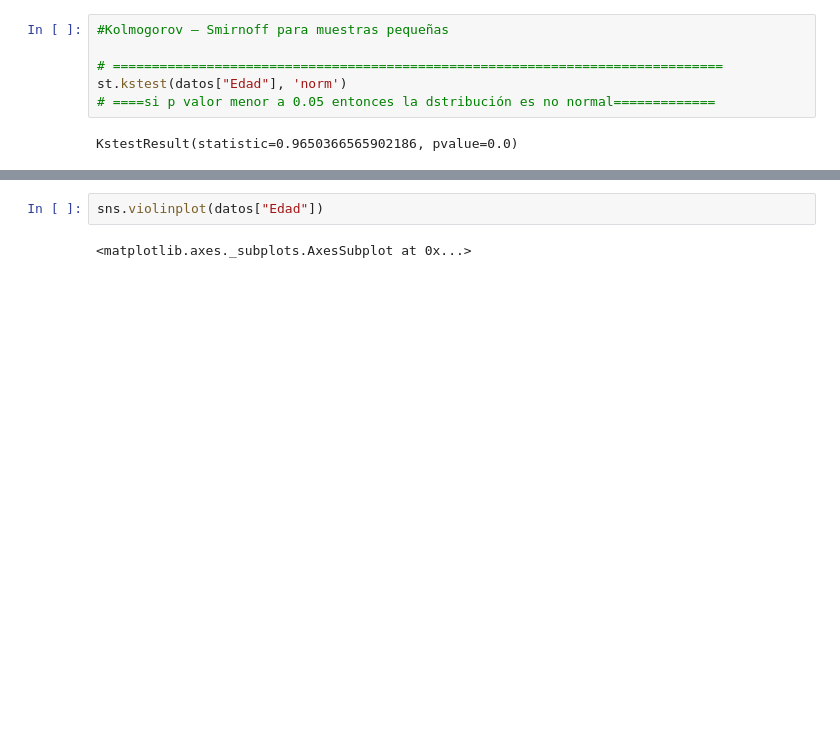
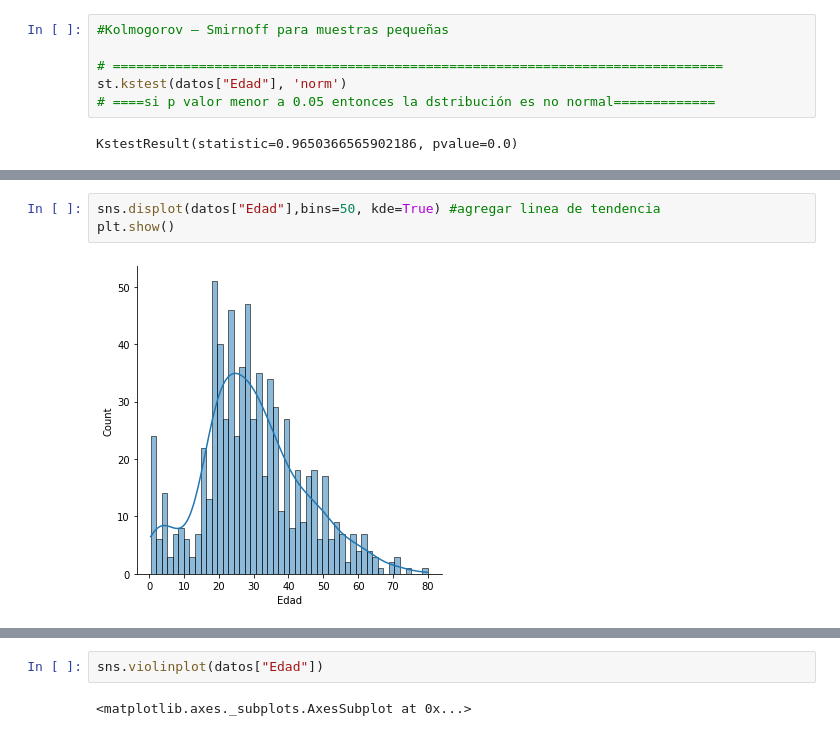
Before and after one commit to armandovl/funciones_descriptiva, a Jupyter notebook: Clase_Estadistica_Descriptiva.ipynb, the cells around one changed output, grey strips where cells are left out. Drawn from its saved outputs; the diff is of its cells as text; blank space fills up the shorter version.

```diff
--- a/Clase_Estadistica_Descriptiva.ipynb
+++ b/Clase_Estadistica_Descriptiva.ipynb
@@ -581,0 +326,5 @@ sns.countplot(datos["Sexo"])
+# %%
+sns.displot(datos["Edad"],bins=50, kde=True) #agregar linea de tendencia
+plt.show()
+# %% [output]
+[figure, added]
```
Also changed, not shown: parts of 131 cells of this notebook.
